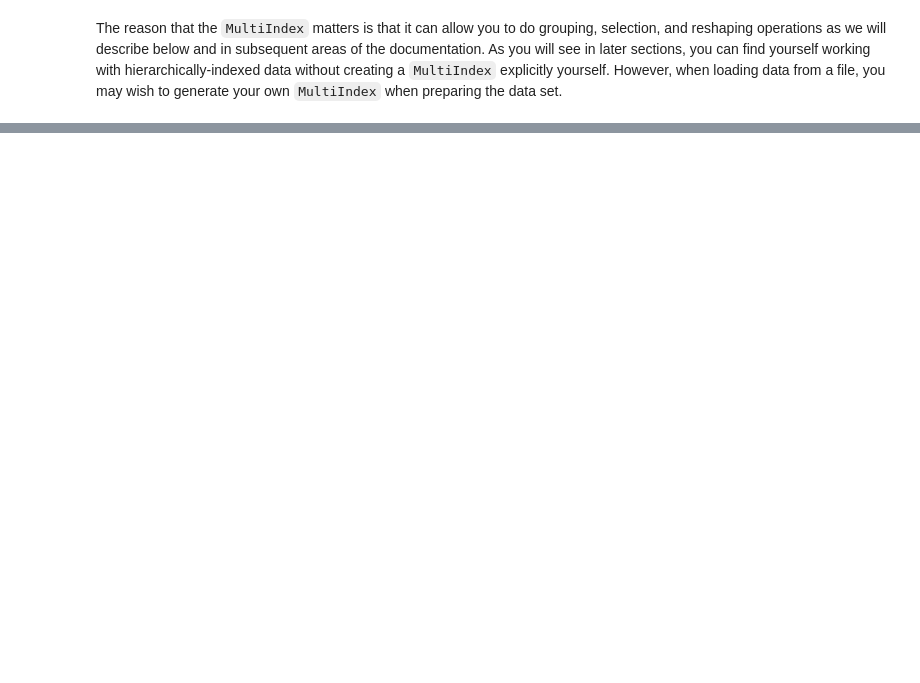
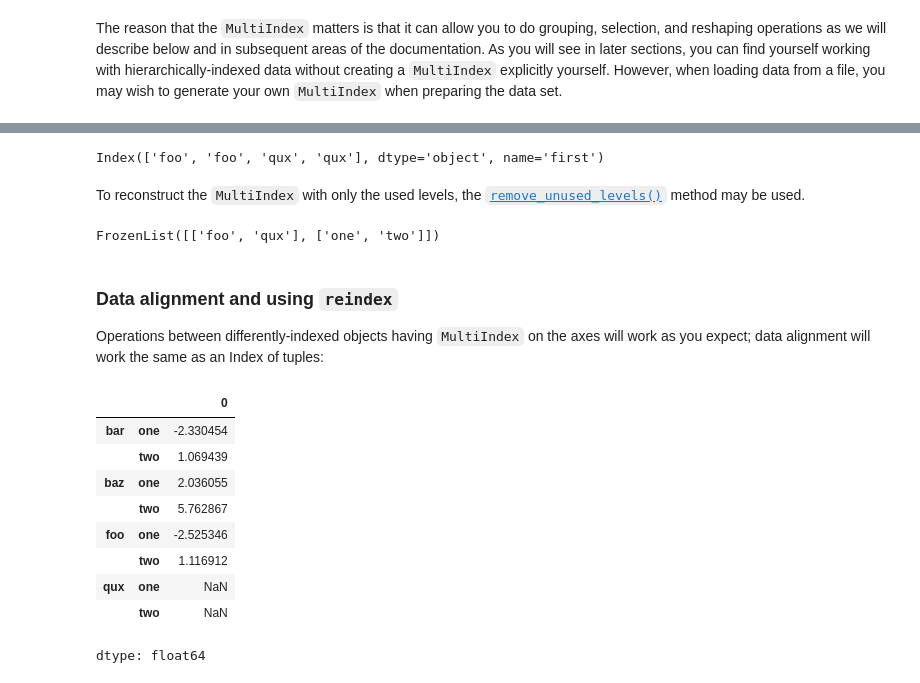
Before and after one commit to Francesco-Ghizzo/Data-Science, a Jupyter notebook: Python/Pandas/User Guide/MultiIndex : advanced indexing.ipynb, the cells around one changed output, grey strips where cells are left out. Drawn from its saved outputs; the diff is of its cells as text; code cells hidden in the pictures; blank space fills up the shorter version.

```diff
--- a/Python/Pandas/User Guide/MultiIndex : advanced indexing.ipynb
+++ b/Python/Pandas/User Guide/MultiIndex : advanced indexing.ipynb
@@ -213,0 +283,7 @@ However, when loading data from a file, you may wish to generate your own <code>
+# %%
+# for a specific level
+df[["foo", "qux"]].columns.get_level_values(0)
+# %% [output]
+Index(['foo', 'foo', 'qux', 'qux'], dtype='object', name='first')
+# %% [markdown]
+<p>To reconstruct the <code>MultiIndex</code> with only the used levels, the <a href="https://pandas.pydata.org/docs/reference/api/pandas.MultiIndex.remove_unused_levels.html#pandas.MultiIndex.remove_unused_levels" title="pandas.MultiIndex.remove_unused_levels"><code>remove_unused_levels()</code></a> method may be used.</p>
@@ -213,0 +292,21 @@ However, when loading data from a file, you may wish to generate your own <code>
+# %%
+new_mi.levels
+# %% [output]
+FrozenList([['foo', 'qux'], ['one', 'two']])
+# %% [markdown]
+## <h3>Data alignment and using <code>reindex</span></code></h3>
+
+<p>Operations between differently-indexed objects having <code>MultiIndex</span></code> on the axes will work as you expect; data alignment will work the same as an Index of tuples:</p>
+# %%
+s + s[:-2]
+# %% [output]
+|  |  | 0 |
+| bar | one | -2.330454 |
+|  | two | 1.069439 |
+| baz | one | 2.036055 |
+|  | two | 5.762867 |
+| foo | one | -2.525346 |
+|  | two | 1.116912 |
+| qux | one | NaN |
+|  | two | NaN |
+dtype: float64
```
Also changed, not shown: parts of 105 cells of this notebook.
